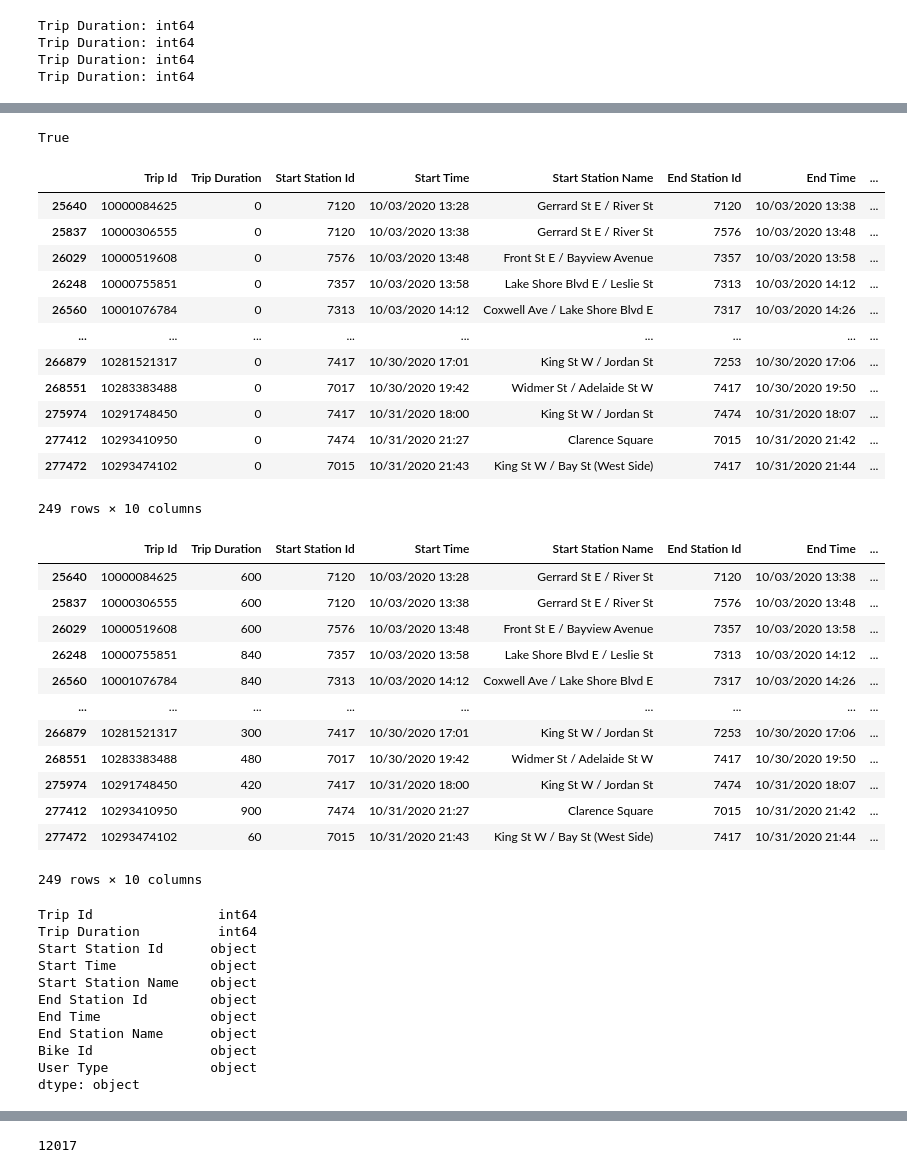
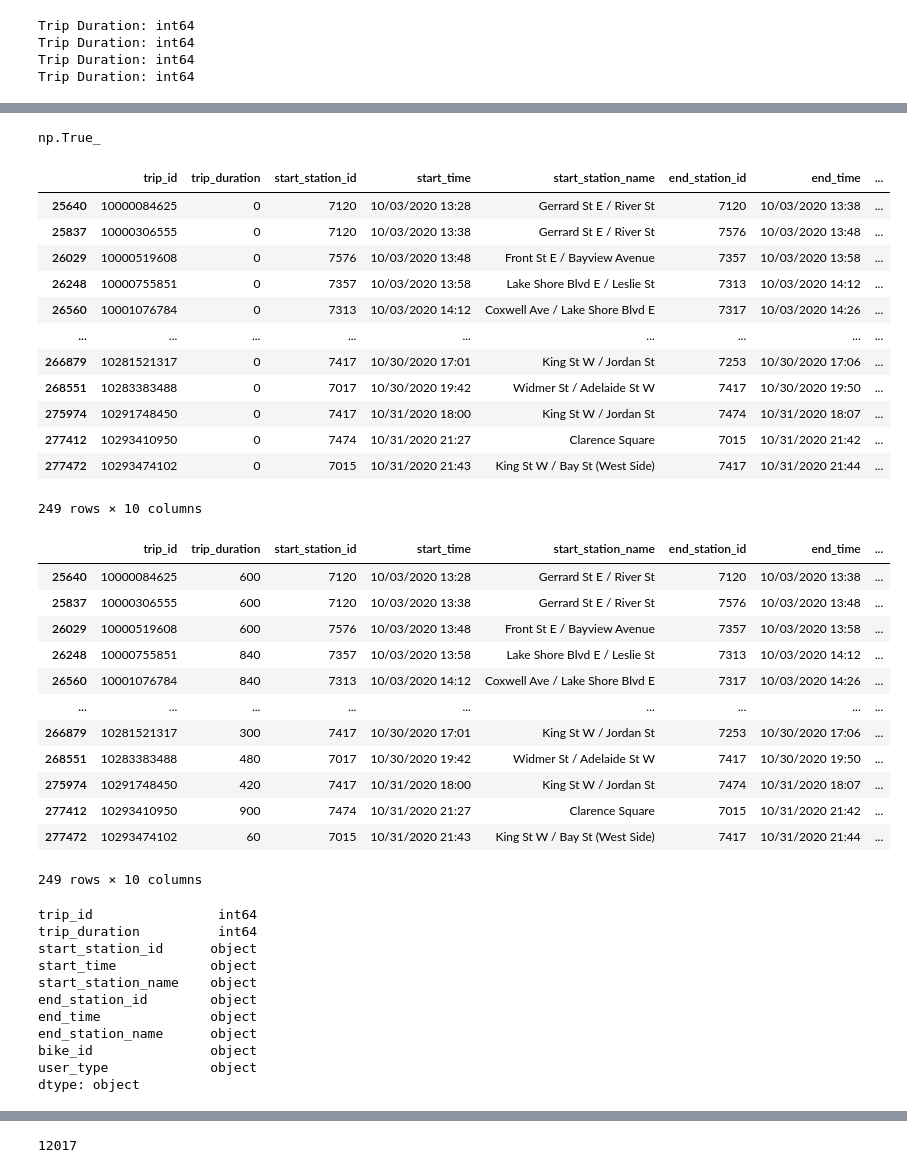
Before and after one commit to jyvo/toronto-bike-share-analysis, a Jupyter notebook: notebooks/reformat_raw.ipynb, the cells around one changed output, grey strips where cells are left out. Saved outputs shown, nothing was run; the diff lists cells and outputs as text; code cells hidden in the pictures.

```diff
--- a/notebooks/reformat_raw.ipynb
+++ b/notebooks/reformat_raw.ipynb
@@ -271,9 +332,9 @@ User Type             object
 dtype: object
 # %%
 df_2020_10 = dat2020.get_data_files("2020-10.csv")
-df_2020_10_copy = df_2020_10[['Start Station Id']].copy()
-df_2020_10_copy['Numeric'] = pd.to_numeric(df_2020_10_copy['Start Station Id'], errors='coerce')
+df_2020_10_copy = df_2020_10[['start_station_id']].copy()
+df_2020_10_copy['numeric'] = pd.to_numeric(df_2020_10_copy['start_station_id'], errors='coerce')
 
-anomaly = df_2020_10_copy[df_2020_10_copy['Numeric'].isna()]
-anomaly[['Start Station Id']]
+anomaly = df_2020_10_copy[df_2020_10_copy['numeric'].isna()]
+anomaly[['start_station_id']]
 # %% [output]
@@ -318,15 +379,15 @@ anomaly_subset
 249 rows × 10 columns
 # %%
 # double check consistency
-anomaly_subset['User Type'].isnull().sum() == df_2020_10['User Type'].isnull().sum()
+anomaly_subset['user_type'].isnull().sum() == df_2020_10['user_type'].isnull().sum()
 # %% [output]
-True
+np.True_
 # %%
 # fill with 0 instead of NaN to maintain column type int64, we will be mapping to these indexes directly
 df_2020_10.iloc[anomaly.index, 1:] = df_2020_10.iloc[anomaly.index, 1:].shift(periods=1, fill_value=0, axis='columns')
 df_2020_10.iloc[anomaly.index]
 # %% [output]
-|  | Trip Id | Trip Duration | Start Station Id | Start Time | Start Station Name | End Station Id | End Time | ... |
+|  | trip_id | trip_duration | start_station_id | start_time | start_station_name | end_station_id | end_time | ... |
 | 25640 | 10000084625 | 0 | 7120 | 10/03/2020 13:28 | Gerrard St E / River St | 7120 | 10/03/2020 13:38 | ... |
 | 25837 | 10000306555 | 0 | 7120 | 10/03/2020 13:38 | Gerrard St E / River St | 7576 | 10/03/2020 13:48 | ... |
 | 26029 | 10000519608 | 0 | 7576 | 10/03/2020 13:48 | Front St E / Bayview Avenue | 7357 | 10/03/2020 13:58 | ... |
@@ -340,14 +401,14 @@ df_2020_10.iloc[anomaly.index]
 | 277472 | 10293474102 | 0 | 7015 | 10/31/2020 21:43 | King St W / Bay St (West Side) | 7417 | 10/31/2020 21:44 | ... |
 249 rows × 10 columns
 # %%
-start_time = pd.to_datetime(df_2020_10.loc[anomaly.index, 'Start Time'])
-end_time = pd.to_datetime(df_2020_10.loc[anomaly.index, 'End Time'])
+start_time = pd.to_datetime(df_2020_10.loc[anomaly.index, 'start_time'])
+end_time = pd.to_datetime(df_2020_10.loc[anomaly.index, 'end_time'])
 trip_dur = (end_time - start_time).dt.total_seconds().astype('int64')
 
-df_2020_10.loc[trip_dur.index, 'Trip Duration'] = trip_dur
+df_2020_10.loc[trip_dur.index, 'trip_duration'] = trip_dur
 df_2020_10.loc[trip_dur.index]
 # %% [output]
-|  | Trip Id | Trip Duration | Start Station Id | Start Time | Start Station Name | End Station Id | End Time | ... |
+|  | trip_id | trip_duration | start_station_id | start_time | start_station_name | end_station_id | end_time | ... |
 | 25640 | 10000084625 | 600 | 7120 | 10/03/2020 13:28 | Gerrard St E / River St | 7120 | 10/03/2020 13:38 | ... |
 | 25837 | 10000306555 | 600 | 7120 | 10/03/2020 13:38 | Gerrard St E / River St | 7576 | 10/03/2020 13:48 | ... |
 | 26029 | 10000519608 | 600 | 7576 | 10/03/2020 13:48 | Front St E / Bayview Avenue | 7357 | 10/03/2020 13:58 | ... |
@@ -363,16 +424,16 @@ df_2020_10.loc[trip_dur.index]
 # %%
 df_2020_10.dtypes
 # %% [output]
-Trip Id                int64
-Trip Duration          int64
-Start Station Id      object
-Start Time            object
-Start Station Name    object
-End Station Id        object
-End Time              object
-End Station Name      object
-Bike Id               object
-User Type             object
+trip_id                int64
+trip_duration          int64
+start_station_id      object
+start_time            object
+start_station_name    object
+end_station_id        object
+end_time              object
+end_station_name      object
+bike_id               object
+user_type             object
 dtype: object
 # %%
 df_2020_10.isnull().sum()
```
Also changed, not shown: parts of 26 cells of this notebook.
